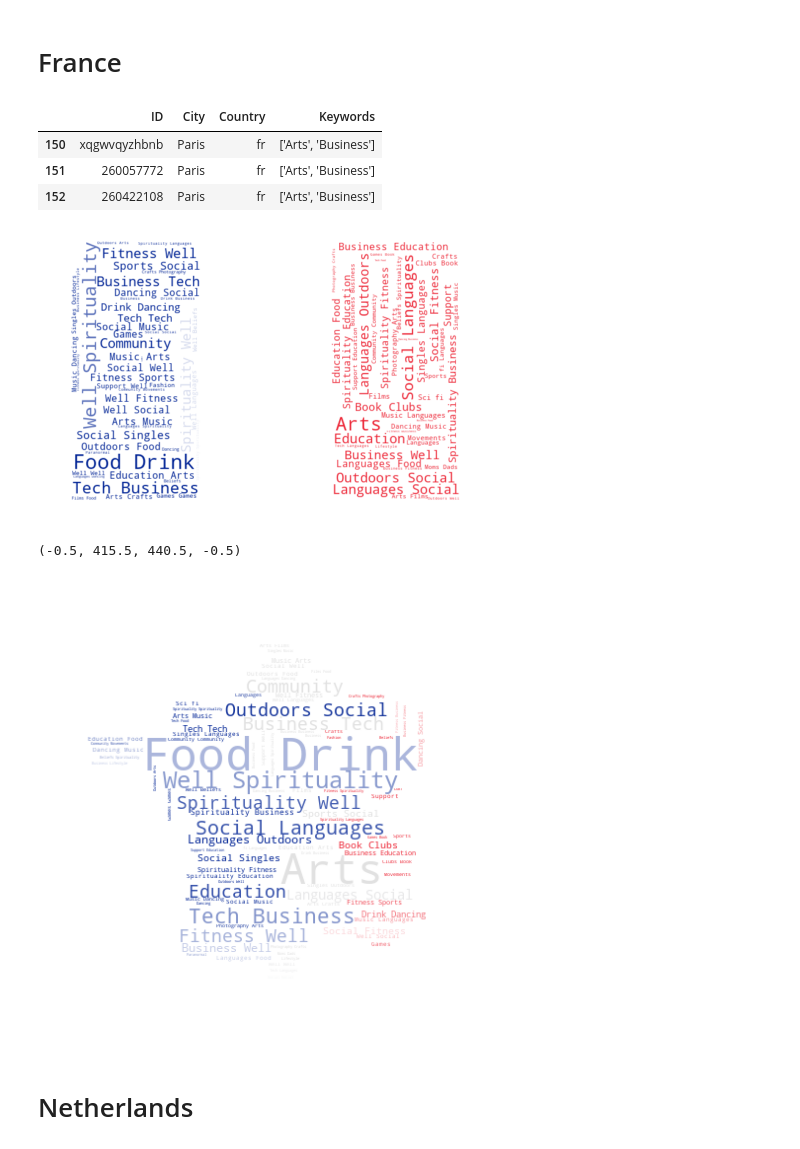
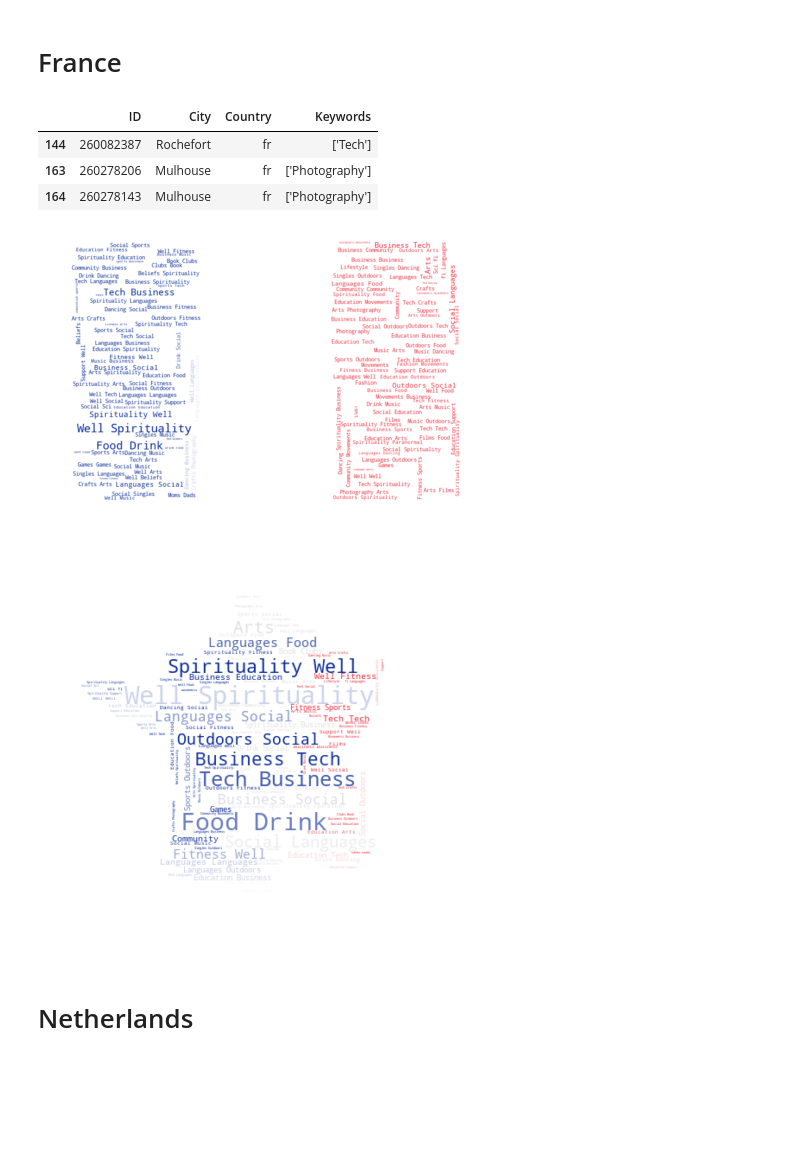
Before and after one commit to DBertazioli/ARmeetup, a Jupyter notebook: Visualizations/wordcloud_country_europe.ipynb, the cells around one changed output. Saved outputs shown, nothing was run; the diff lists cells and outputs as text; code cells hidden in the pictures; blank space fills up the shorter version.

```diff
--- a/Visualizations/wordcloud_country_europe.ipynb
+++ b/Visualizations/wordcloud_country_europe.ipynb
@@ -7,7 +7,7 @@ from PIL import Image
 # %%
 #!pip install wordcloud
 # %%
-df = pd.read_csv('https://media.githubusercontent.com/media/DBertazioli/ARmeetup/master/Visualizations/map/event_topic_keywords.csv')
+df = pd.read_csv('https://media.githubusercontent.com/media/DBertazioli/ARmeetup/master/Visualizations/wordcloud/event_topic_keywords_selected_country.csv')
 # %%
 df.head()
 # %% [output]
@@ -333,33 +333,33 @@ plt.axis("off")
 df_fr.head(3)
 # %% [output]
 |  | ID | City | Country | Keywords |
-| 150 | xqgwvqyzhbnb | Paris | fr | ['Arts', 'Business'] |
-| 151 | 260057772 | Paris | fr | ['Arts', 'Business'] |
-| 152 | 260422108 | Paris | fr | ['Arts', 'Business'] |
+| 144 | 260082387 | Rochefort | fr | ['Tech'] |
+| 163 | 260278206 | Mulhouse | fr | ['Photography'] |
+| 164 | 260278143 | Mulhouse | fr | ['Photography'] |
 # %%
 wc = WordCloud(background_color="white", max_words=1000, mask=mask_fr, repeat=False).generate(text_fr)
 image_colors = ImageColorGenerator(mask_fr)
 plt.figure(figsize=[7,7])
 plt.imshow(wc.recolor(color_func=image_colors), interpolation="bilinear")
 plt.axis("off")
-plt.savefig("wordcloud_flag_fr.png", facecolor='none')
+#plt.savefig("wordcloud_flag_fr.png", facecolor='none')
 #plt.show()
 #wc.to_file("wordcloud_flag_fr.png")
 # %% [output]
-[figure, old version]
+[figure, new version]
 # %%
 wc = WordCloud(background_color="white", max_words=1000, mask=shape_mask_fr).generate(text_fr)
 image_colors = ImageColorGenerator(shape_mask_fr)
 # store to file
 #wc.to_frle("img/wordcloud_shape_fr.png")
 # show
-plt.figure(figsize=[15,8])
+plt.figure(figsize=[14,7])
 plt.imshow(wc.recolor(color_func=image_colors), interpolation='bilinear')
 plt.axis("off")
+plt.savefig("wordcloud_shape_fr.png", facecolor='none')
 #plt.show()
 # %% [output]
-(-0.5, 415.5, 440.5, -0.5)
-[figure, old version]
+[figure, new version]
 # %% [markdown]
 # Netherlands
 # %%
```
Also changed, not shown: parts of 29 cells of this notebook, 9 other files.
